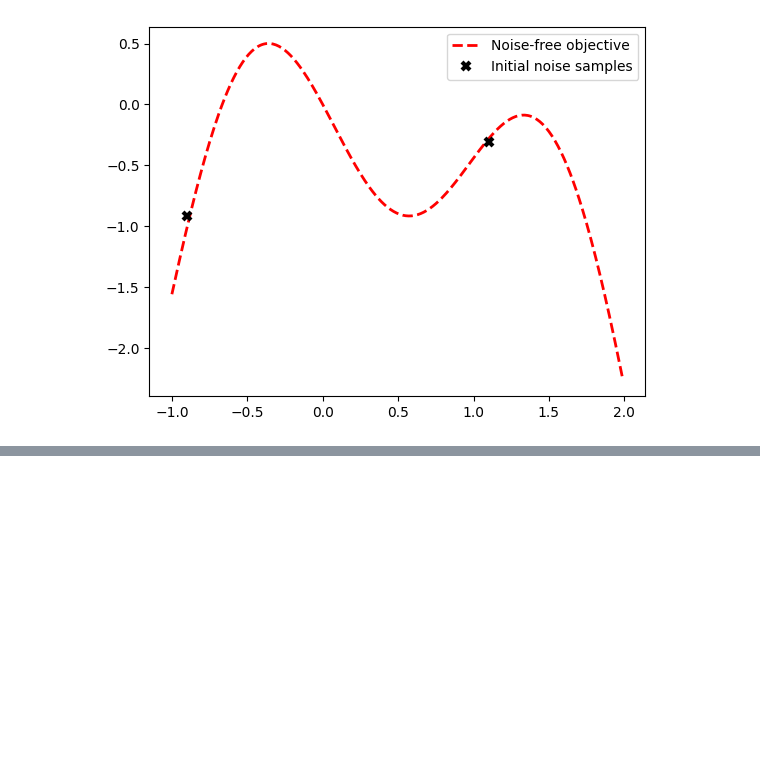
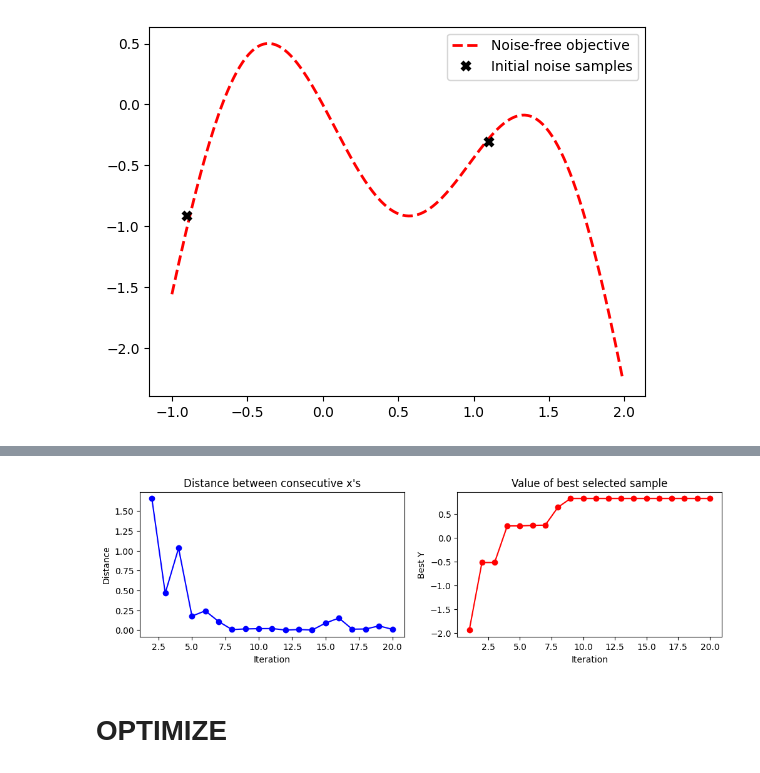
Before and after one commit to HuizhiXu/quarto, a Jupyter notebook: code/expected_improvement.ipynb, the cells around one changed output, grey strips where cells are left out. Saved outputs shown, nothing was run; the diff lists cells and outputs as text; code cells hidden in the pictures; blank space fills up the shorter version.

Commit message:
[feat]expected improvement from scratch and with scikit optimize

```diff
--- a/code/expected_improvement.ipynb
+++ b/code/expected_improvement.ipynb
@@ -36,11 +36,10 @@ plt.legend()
 <matplotlib.legend.Legend at 0x...>
 [figure]
 # %%
-
-def expected_improvement(X,X_sample, Y_sample, gpr, xi=0.01):
+def expected_improvement(X, X_sample, Y_sample, gpr, xi=0.01):
     '''
-    Computes the EI at points X based on existing samples X_sample and Y_sample using a Gaussian process surrogate model.
-
+    Computes the EI at points X based on existing samples X_sample
+    and Y_sample using a Gaussian process surrogate model.
     Args:
         X: Points at which EI shall be computed (m x d).
         X_sample: Sample locations (n x d).
@@ -54,12 +53,12 @@ def expected_improvement(X,X_sample, Y_sample, gpr, xi=0.01):
 
     mu, sigma = gpr.predict(X, return_std=True)
     mu_sample = gpr.predict(X_sample)
-
     sigma = sigma.reshape(-1, 1)
 
     # Needed for noise-based model,
     # otherwise use np.max(Y_sample).
     mu_sample_opt = np.max(mu_sample)
+
 
     # np.errstate 是一个上下文管理器，用于临时改变NumPy的警告设置。在这里，divide='warn' 表示如果发生除以零的操作，NumPy将发出警告而不是错误。
     with np.errstate(divide='warn'):
@@ -69,22 +68,19 @@ def expected_improvement(X,X_sample, Y_sample, gpr, xi=0.01):
         Z = imp / sigma
 
         """
-        EI的计算
+        EI的计算: 两部分相加得到一个全面的预期改进量
         imp * norm.cdf(Z)：概率加权的改进量
         这部分计算的是，如果新点的目标函数值确实比当前最佳值好，那么这种改进量的期望值是多少。
         这里，norm.cdf(Z) 给出了新点目标函数值超过当前最佳值的概率，而 imp 是这种改进量的大小。
         将两者相乘，我们得到了在新点找到更好解的预期概率加权改进量。
-
 
         sigma * norm.pdf(Z)：概率密度加权的改进量
         这部分计算的是，即使新点的目标函数值没有超过当前最佳值，它仍然有可能在当前最佳值附近。
         norm.pdf(Z) 给出了新点目标函数值在当前最佳值附近的概率密度，而 sigma 是目标函数值的不确定性（标准差）。
         将两者相乘，我们得到了在新点目标函数值接近当前最佳值时的预期改进量。
 
-
-        两部分相加得到一个全面的预期改进量
         """
         ei = imp * norm.cdf(Z) + sigma * norm.pdf(Z)
-        ei[sigma == 0.0] = 0.0 # 检查标准差（sigma）是否为零。如果为零，说明目标函数的方差非常小，或者函数是确定性的，因此不可能有改进。在这种情况下，Expected Improvement 被设置为零，因为没有任何改进的空间。
+        ei[sigma[0][0] == 0.0] = 0.0 # 检查标准差（sigma）是否为零。如果为零，说明目标函数的方差非常小，或者函数是确定性的，因此不可能有改进。在这种情况下，Expected Improvement 被设置为零，因为没有任何改进的空间。
 
-    return ei
+    return ei[0]
@@ -119,9 +120,10 @@ def propose_location(acquisition, X_sample, Y_sample, gpr, bounds, n_restarts=25
         # bounds[:, 0]和bounds[:, 1]分别定义了每个变量的最小值和最大值，这些值构成了优化问题的边界约束。
         # 在 "L-BFGS-B" 中，"B" 代表 "Box"，意味着这个算法被设计来处理带有边界约束的优化问题。在这种情况下，变量的取值范围被限制在一个盒子（或称为超立方体）内。
         res = minimize(min_obj, x0=x0, bounds=bounds, method='L-BFGS-B')
+        # print(res)
 
         if res.fun < min_val:
-            min_val = res.fun[0]
+            min_val = res.fun
             min_x = res.x
 
     return min_x.reshape(-1, 1)
@@ -215,0 +215,6 @@ gpr = GaussianProcessRegressor(kernel=m52, alpha=noise**2)
+# %%
+plot_convergence(X_sample, Y_sample, n_init=X_init.shape[0])
+# %% [output]
+[figure, added]
+# %% [markdown]
+# OPTIMIZE
```
Also changed, not shown: parts of 7 cells of this notebook.
